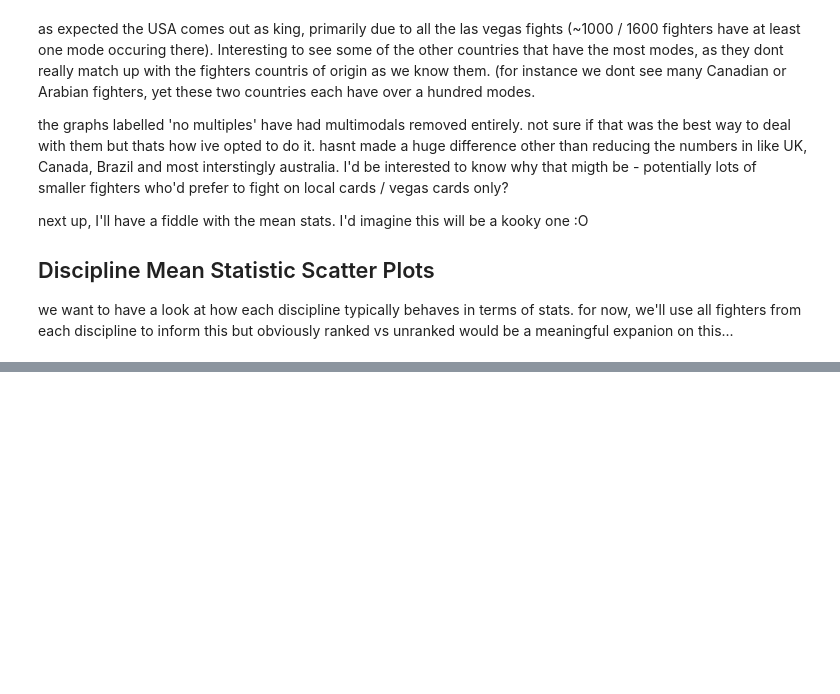
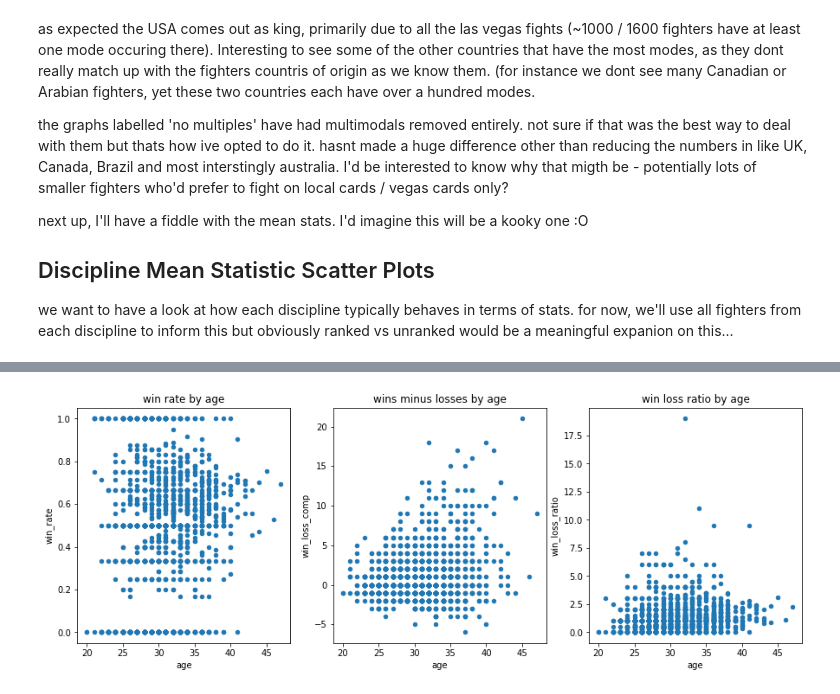
Before and after one commit to JohnStokes228/mma_dashboard, a Jupyter notebook: analysis_notebooks/per_fighter_eda.ipynb, the cells around one changed output, grey strips where cells are left out. Drawn from its saved outputs; the diff is of its cells as text; code cells hidden in the pictures; blank space fills up the shorter version.

```diff
--- a/analysis_notebooks/per_fighter_eda.ipynb
+++ b/analysis_notebooks/per_fighter_eda.ipynb
@@ -221,0 +241,14 @@ who saw that title coming after the last sentence?
+# %%
+age_wins = df[['age', 'wins', 'losses']]
+age_wins['win_loss_ratio'] = (age_wins['wins'] / age_wins['losses']).fillna(1)
+age_wins['win_loss_comp'] = age_wins['wins'] - age_wins['losses']
+age_wins['win_rate'] = age_wins['wins'] / (age_wins['wins'] + age_wins['losses'])
+
+fig, ax = plt.subplots(1, 3, figsize=(15, 5))
+age_wins.plot(kind='scatter', x='age', y='win_rate', ax=ax[0], title='win rate by age')
+age_wins.plot(kind='scatter', x='age', y='win_loss_comp', ax=ax[1], title='wins minus losses by age')
+age_wins.plot(kind='scatter', x='age', y='win_loss_ratio', ax=ax[2], title='win loss ratio by age')
+
+plt.show()
+# %% [output]
+[figure, added]
```
Also changed, not shown: parts of 17 cells of this notebook.
